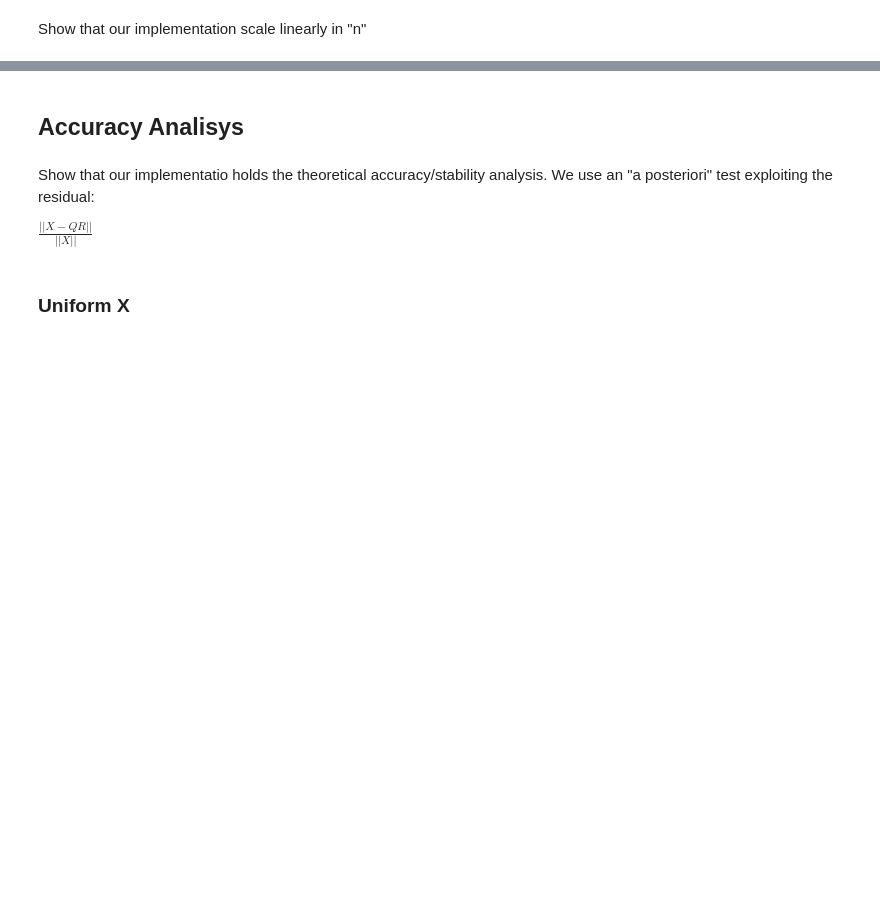
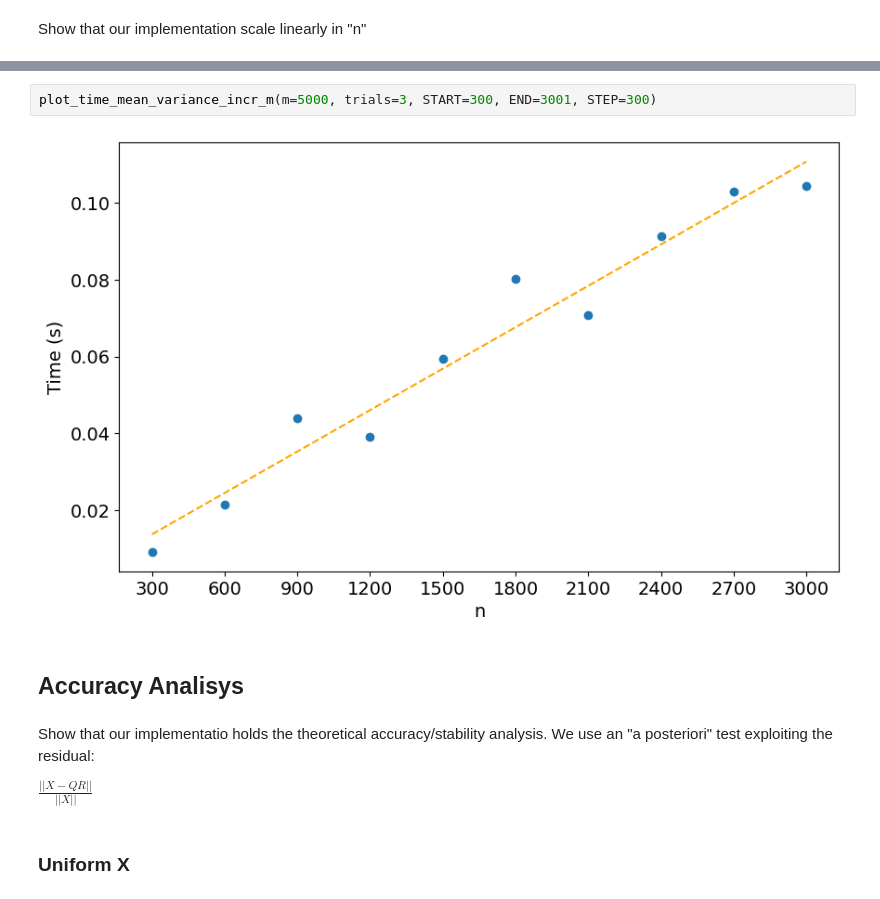
Before and after one commit to JacopoRaffi/CM_Project, a Jupyter notebook: analysis/incr_qr_analysis.ipynb, the cells around one changed output, grey strips where cells are left out. Drawn from its saved outputs; the diff is of its cells as text; blank space fills up the shorter version.

```diff
--- a/analysis/incr_qr_analysis.ipynb
+++ b/analysis/incr_qr_analysis.ipynb
@@ -37,3 +42,7 @@ plot_time_mean_variance_incr_m(m=2000, trials=5, START=400, END=701, STEP=100)
+# %%
+plot_time_mean_variance_incr_m(m=5000, trials=3, START=300, END=3001, STEP=300)
+# %% [output]
+[figure, added]
 # %% [markdown]
 ## Accuracy Analisys
 # %% [markdown]
```
Also changed, not shown: parts of 6 cells of this notebook, 2 other files.
